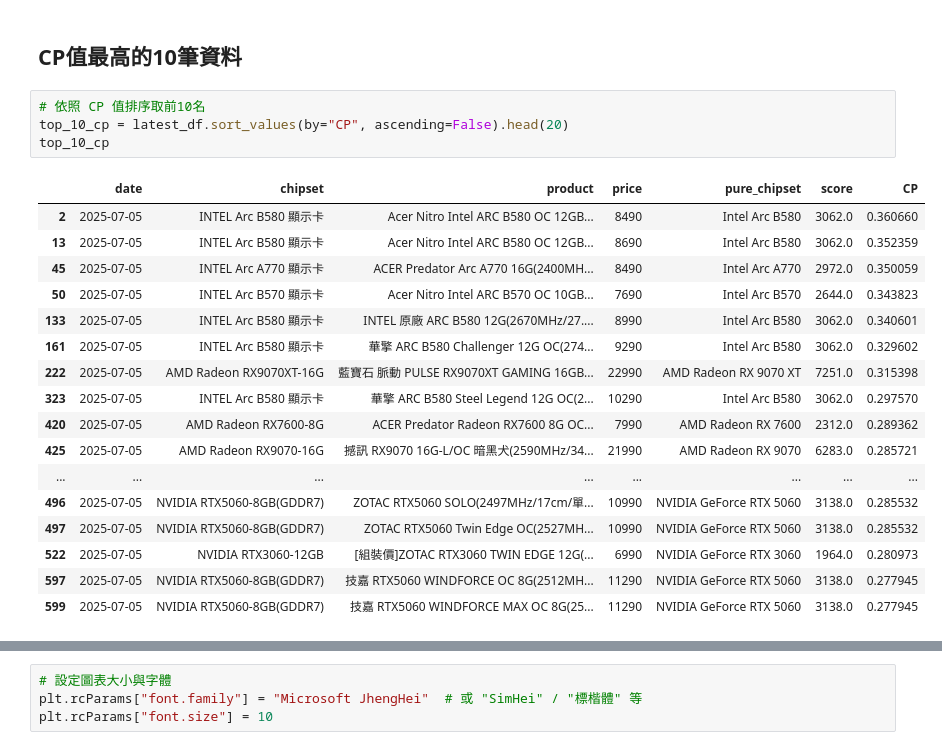
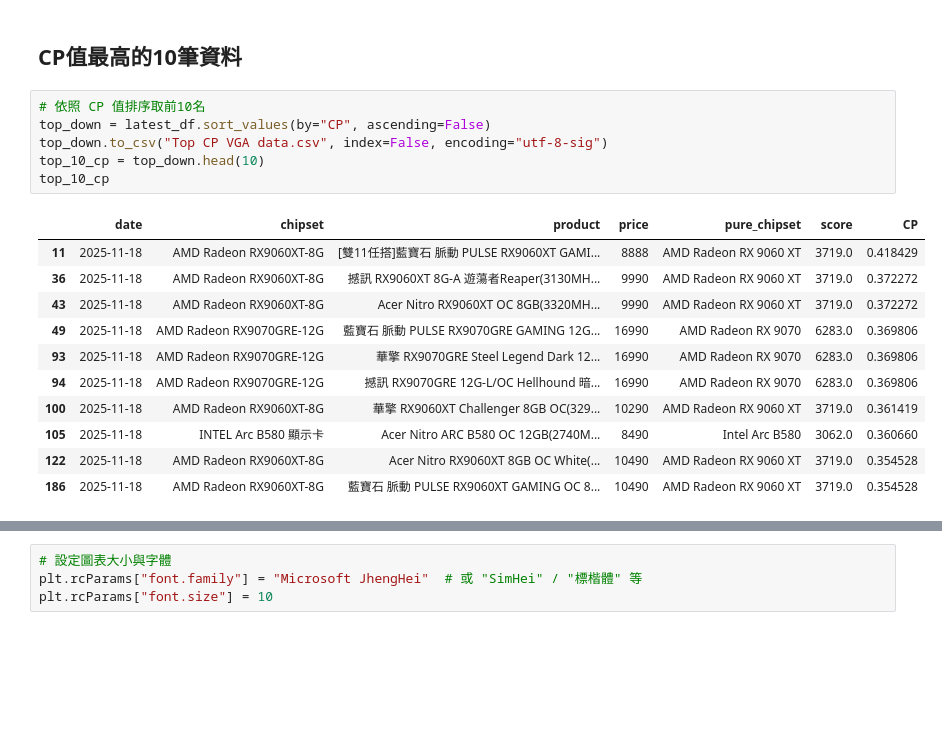
Before and after one commit to fcu-d0440478/CoolPC-GPU-Price-Performance-Analysis, a Jupyter notebook: 6 data_analyze.ipynb, the cells around one changed output, grey strips where cells are left out. Saved outputs shown, nothing was run; the diff lists cells and outputs as text; blank space fills up the shorter version.

```diff
--- a/6 data_analyze.ipynb
+++ b/6 data_analyze.ipynb
@@ -46,26 +46,22 @@ CP         0.148895      0.181091       0.853756      0.148895
 ## CP值最高的10筆資料
 # %%
 # 依照 CP 值排序取前10名
-top_10_cp = latest_df.sort_values(by="CP", ascending=False).head(20)
+top_down = latest_df.sort_values(by="CP", ascending=False)
+top_down.to_csv("Top CP VGA data.csv", index=False, encoding="utf-8-sig")
+top_10_cp = top_down.head(10)
 top_10_cp
 # %% [output]
 |  | date | chipset | product | price | pure_chipset | score | CP |
-| 2 | 2025-07-05 | INTEL Arc B580 顯示卡 | Acer Nitro Intel ARC B580 OC 12GB... | 8490 | Intel Arc B580 | 3062.0 | 0.360660 |
-| 13 | 2025-07-05 | INTEL Arc B580 顯示卡 | Acer Nitro Intel ARC B580 OC 12GB... | 8690 | Intel Arc B580 | 3062.0 | 0.352359 |
-| 45 | 2025-07-05 | INTEL Arc A770 顯示卡 | ACER Predator Arc A770 16G(2400MH... | 8490 | Intel Arc A770 | 2972.0 | 0.350059 |
-| 50 | 2025-07-05 | INTEL Arc B570 顯示卡 | Acer Nitro Intel ARC B570 OC 10GB... | 7690 | Intel Arc B570 | 2644.0 | 0.343823 |
-| 133 | 2025-07-05 | INTEL Arc B580 顯示卡 | INTEL 原廠 ARC B580 12G(2670MHz/27.... | 8990 | Intel Arc B580 | 3062.0 | 0.340601 |
-| 161 | 2025-07-05 | INTEL Arc B580 顯示卡 | 華擎 ARC B580 Challenger 12G OC(274... | 9290 | Intel Arc B580 | 3062.0 | 0.329602 |
-| 222 | 2025-07-05 | AMD Radeon RX9070XT-16G | 藍寶石 脈動 PULSE RX9070XT GAMING 16GB... | 22990 | AMD Radeon RX 9070 XT | 7251.0 | 0.315398 |
-| 323 | 2025-07-05 | INTEL Arc B580 顯示卡 | 華擎 ARC B580 Steel Legend 12G OC(2... | 10290 | Intel Arc B580 | 3062.0 | 0.297570 |
-| 420 | 2025-07-05 | AMD Radeon RX7600-8G | ACER Predator Radeon RX7600 8G OC... | 7990 | AMD Radeon RX 7600 | 2312.0 | 0.289362 |
-| 425 | 2025-07-05 | AMD Radeon RX9070-16G | 撼訊 RX9070 16G-L/OC 暗黑犬(2590MHz/34... | 21990 | AMD Radeon RX 9070 | 6283.0 | 0.285721 |
-| ... | ... | ... | ... | ... | ... | ... | ... |
-| 496 | 2025-07-05 | NVIDIA RTX5060-8GB(GDDR7) | ZOTAC RTX5060 SOLO(2497MHz/17cm/單... | 10990 | NVIDIA GeForce RTX 5060 | 3138.0 | 0.285532 |
-| 497 | 2025-07-05 | NVIDIA RTX5060-8GB(GDDR7) | ZOTAC RTX5060 Twin Edge OC(2527MH... | 10990 | NVIDIA GeForce RTX 5060 | 3138.0 | 0.285532 |
-| 522 | 2025-07-05 | NVIDIA RTX3060-12GB | [組裝價]ZOTAC RTX3060 TWIN EDGE 12G(... | 6990 | NVIDIA GeForce RTX 3060 | 1964.0 | 0.280973 |
-| 597 | 2025-07-05 | NVIDIA RTX5060-8GB(GDDR7) | 技嘉 RTX5060 WINDFORCE OC 8G(2512MH... | 11290 | NVIDIA GeForce RTX 5060 | 3138.0 | 0.277945 |
-| 599 | 2025-07-05 | NVIDIA RTX5060-8GB(GDDR7) | 技嘉 RTX5060 WINDFORCE MAX OC 8G(25... | 11290 | NVIDIA GeForce RTX 5060 | 3138.0 | 0.277945 |
+| 11 | 2025-11-18 | AMD Radeon RX9060XT-8G | [雙11任搭]藍寶石 脈動 PULSE RX9060XT GAMI... | 8888 | AMD Radeon RX 9060 XT | 3719.0 | 0.418429 |
+| 36 | 2025-11-18 | AMD Radeon RX9060XT-8G | 撼訊 RX9060XT 8G-A 遊蕩者Reaper(3130MH... | 9990 | AMD Radeon RX 9060 XT | 3719.0 | 0.372272 |
+| 43 | 2025-11-18 | AMD Radeon RX9060XT-8G | Acer Nitro RX9060XT OC 8GB(3320MH... | 9990 | AMD Radeon RX 9060 XT | 3719.0 | 0.372272 |
+| 49 | 2025-11-18 | AMD Radeon RX9070GRE-12G | 藍寶石 脈動 PULSE RX9070GRE GAMING 12G... | 16990 | AMD Radeon RX 9070 | 6283.0 | 0.369806 |
+| 93 | 2025-11-18 | AMD Radeon RX9070GRE-12G | 華擎 RX9070GRE Steel Legend Dark 12... | 16990 | AMD Radeon RX 9070 | 6283.0 | 0.369806 |
+| 94 | 2025-11-18 | AMD Radeon RX9070GRE-12G | 撼訊 RX9070GRE 12G-L/OC Hellhound 暗... | 16990 | AMD Radeon RX 9070 | 6283.0 | 0.369806 |
+| 100 | 2025-11-18 | AMD Radeon RX9060XT-8G | 華擎 RX9060XT Challenger 8GB OC(329... | 10290 | AMD Radeon RX 9060 XT | 3719.0 | 0.361419 |
+| 105 | 2025-11-18 | INTEL Arc B580 顯示卡 | Acer Nitro ARC B580 OC 12GB(2740M... | 8490 | Intel Arc B580 | 3062.0 | 0.360660 |
+| 122 | 2025-11-18 | AMD Radeon RX9060XT-8G | Acer Nitro RX9060XT 8GB OC White(... | 10490 | AMD Radeon RX 9060 XT | 3719.0 | 0.354528 |
+| 186 | 2025-11-18 | AMD Radeon RX9060XT-8G | 藍寶石 脈動 PULSE RX9060XT GAMING OC 8... | 10490 | AMD Radeon RX 9060 XT | 3719.0 | 0.354528 |
 # %%
 # 依照 CP 值倒數取前10名
 lowest_cp_top10 = latest_df.sort_values(by="CP", ascending=True).head(10)
```
Also changed, not shown: parts of 10 cells of this notebook, 12 other files.
